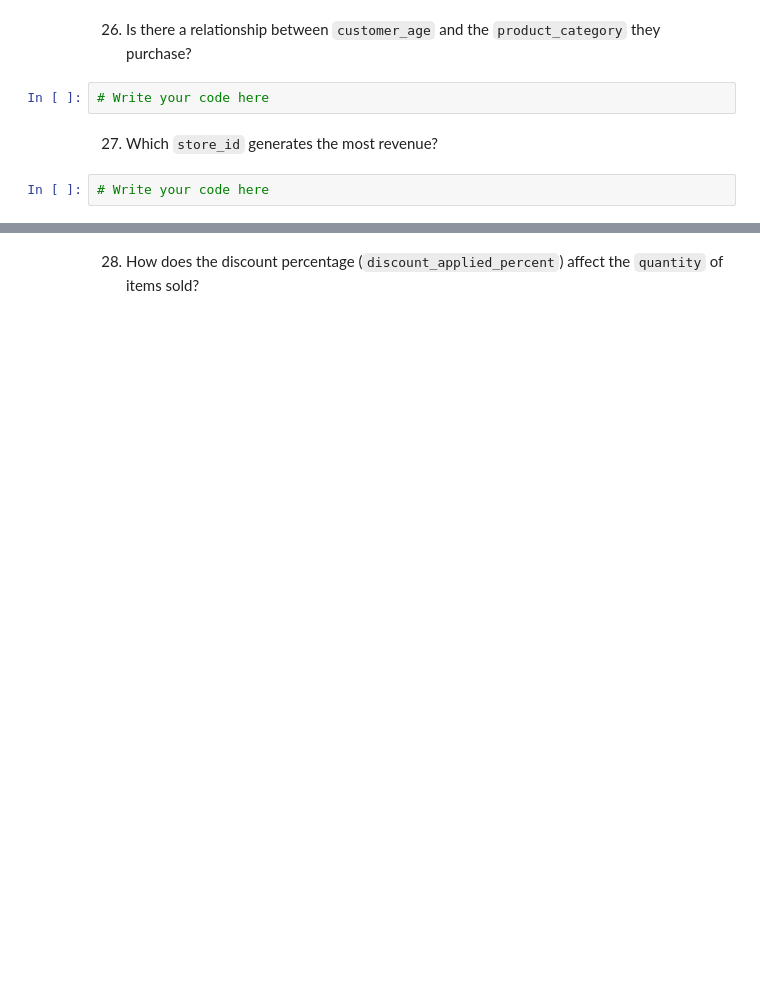
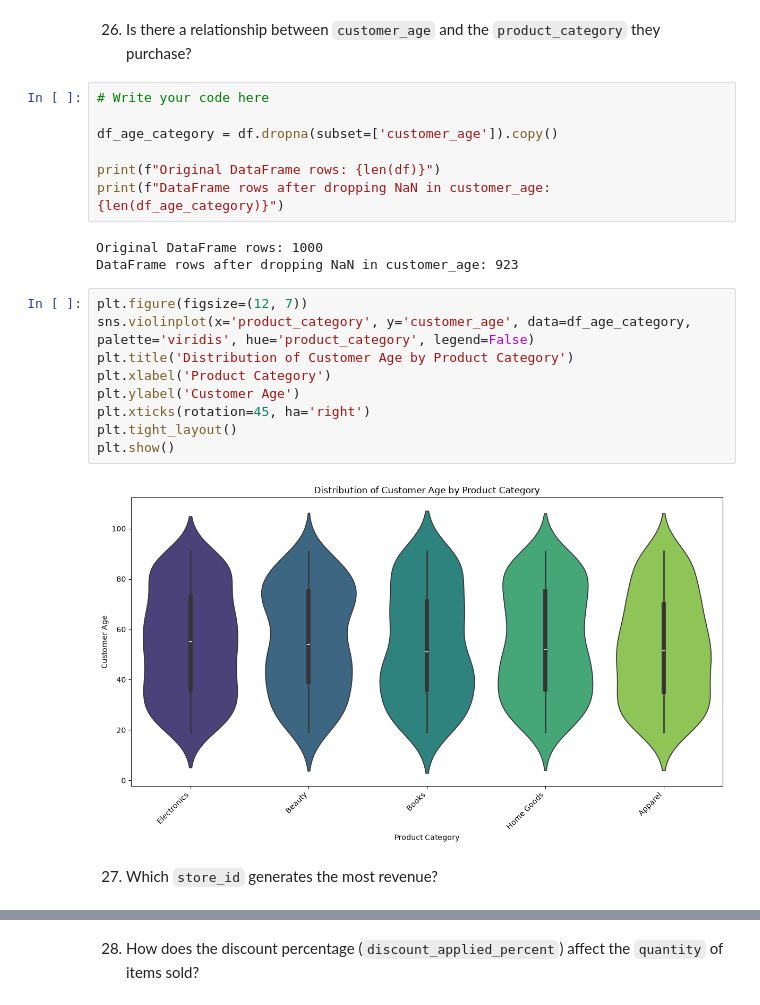
Before and after one commit to ankitchoudhary-github/Learnbay-Learning, a Jupyter notebook: Python_Programming/Mini Projects/ByteBloom/ProjectAns.ipynb, the cells around one changed output, grey strips where cells are left out. Saved outputs shown, nothing was run; the diff lists cells and outputs as text; blank space fills up the shorter version.

```diff
--- a/Python_Programming/Codes/pandas/Project_ByteBloom/ProjectAns.ipynb
+++ b/Python_Programming/Mini Projects/ByteBloom/ProjectAns.ipynb
@@ -724,8 +1023,25 @@ plt.show()
 # %% [markdown]
 26. Is there a relationship between `customer_age` and the `product_category` they purchase?
-# %%
-# Write your code here
+# %%
+# Write your code here
+
+df_age_category = df.dropna(subset=['customer_age']).copy()
+
+print(f"Original DataFrame rows: {len(df)}")
+print(f"DataFrame rows after dropping NaN in customer_age: {len(df_age_category)}")
+# %% [output]
+Original DataFrame rows: 1000
+DataFrame rows after dropping NaN in customer_age: 923
+# %%
+plt.figure(figsize=(12, 7))
+sns.violinplot(x='product_category', y='customer_age', data=df_age_category, palette='viridis', hue='product_category', legend=False)
+plt.title('Distribution of Customer Age by Product Category')
+plt.xlabel('Product Category')
+plt.ylabel('Customer Age')
+plt.xticks(rotation=45, ha='right')
+plt.tight_layout()
+plt.show()
+# %% [output]
+[figure, added]
 # %% [markdown]
 27. Which `store_id` generates the most revenue?
-# %%
-# Write your code here
```
Also changed, not shown: parts of 48 cells of this notebook, 1 other file.
